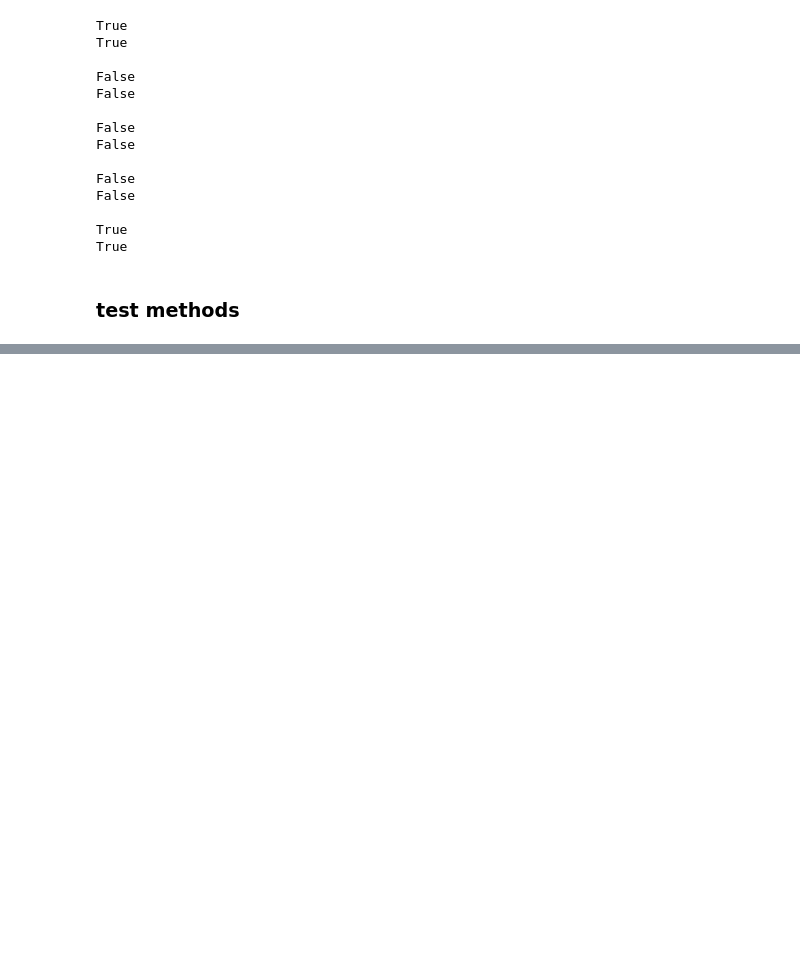
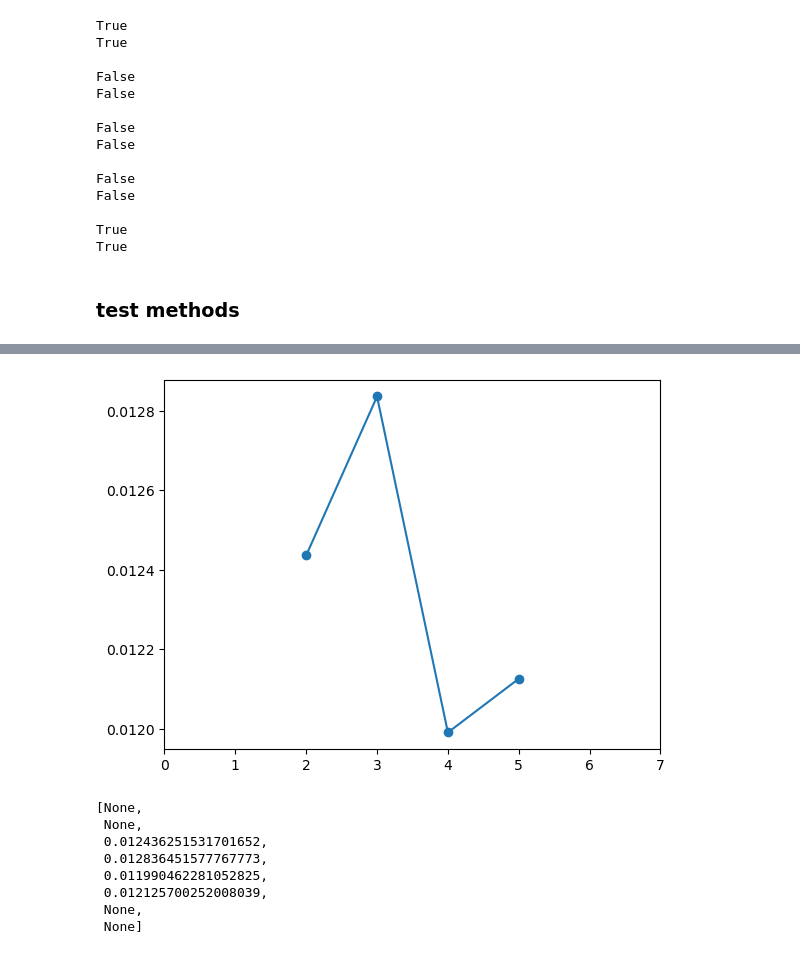
Before and after one commit to Liam-Caffrey/Capstone-Project, a Jupyter notebook: CapstoneProject.ipynb, the cells around one changed output, grey strips where cells are left out. Drawn from its saved outputs; the diff is of its cells as text; code cells hidden in the pictures; blank space fills up the shorter version.

Commit message:
Add files via upload
added graphing - line graphing for stats of a card over snapshots
added a full jaccard similarity table which takes two snapshots and compares all thier communities

```diff
--- a/CapstoneProject.ipynb
+++ b/CapstoneProject.ipynb
@@ -620,0 +750,4 @@ Modularity Score      :  0.6067189804988621
+# %%
+g5, diG5, totalcards, cardOccurances5, communityList5, snap5Cards, pagerank5, cardOccurancesNorm5 = snapToGraph("decklists\\Snapshot 5", totalcards)
+pageranks.append(pagerank5)
+cardOccurancesNorm.append(cardOccurancesNorm5)
@@ -620,0 +772,4 @@ Modularity Score      :  0.6067189804988621
+# %%
+g6, diG6, totalcards, cardOccurances6, communityList6, snap6Cards, pagerank6, cardOccurancesNorm6 = snapToGraph("decklists\\Snapshot 6", totalcards)
+pageranks.append(pagerank6)
+cardOccurancesNorm.append(cardOccurancesNorm6)
@@ -620,0 +794,4 @@ Modularity Score      :  0.6067189804988621
+# %%
+g7, diG7, totalcards, cardOccurances7, communityList7, snap7Cards, pagerank7, cardOccurancesNorm7 = snapToGraph("decklists\\Snapshot 7", totalcards)
+pageranks.append(pagerank7)
+cardOccurancesNorm.append(cardOccurancesNorm7)
@@ -620,0 +816,4 @@ Modularity Score      :  0.6067189804988621
+# %%
+g8, diG8, totalcards, cardOccurances8, communityList8, snap8Cards, pagerank8, cardOccurancesNorm8 = snapToGraph("decklists\\Snapshot 8", totalcards)
+pageranks.append(pagerank8)
+cardOccurancesNorm.append(cardOccurancesNorm8)
@@ -620,0 +838,13 @@ Modularity Score      :  0.6067189804988621
+# %%
+#Dragonhawk, Fate's Tempest
+graphOverTime("Vivi Ornitier", pageranks)
+# %% [output]
+[figure, added]
+[None,
+ None,
+ 0.012436251531701652,
+ 0.012836451577767773,
+ 0.011990462281052825,
+ 0.012125700252008039,
+ None,
+ None]
```
Also changed, not shown: parts of 29 cells of this notebook.
